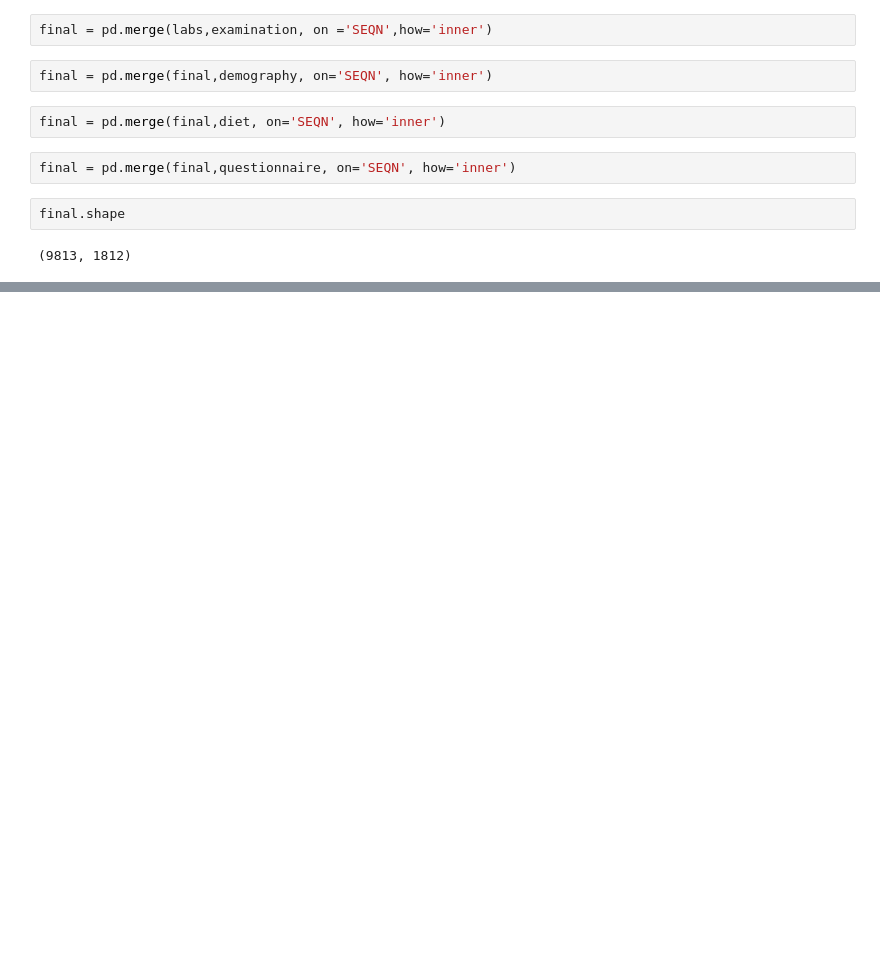
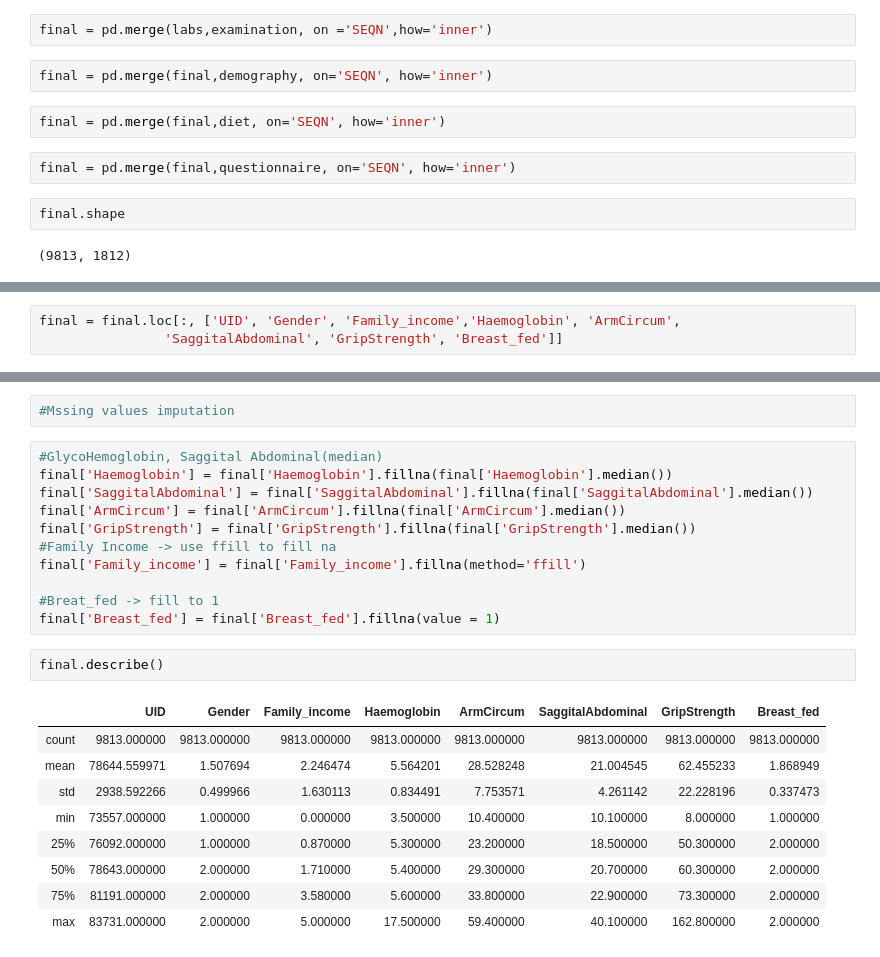
Before and after one commit to VIDHIBSL/Capstone, a Jupyter notebook: Python_Project.ipynb, the cells around one changed output, grey strips where cells are left out. Cells and saved outputs as stored; diff of their text form; blank space fills up the shorter version.

```diff
--- a/Python_Project.ipynb
+++ b/Python_Project.ipynb
@@ -107,0 +211,3 @@ final.shape
+# %%
+final = final.loc[:, ['UID', 'Gender', 'Family_income','Haemoglobin', 'ArmCircum',
+                'SaggitalAbdominal', 'GripStrength', 'Breast_fed']]
@@ -107,0 +235,25 @@ final.shape
+# %%
+#Mssing values imputation
+# %%
+#GlycoHemoglobin, Saggital Abdominal(median)
+final['Haemoglobin'] = final['Haemoglobin'].fillna(final['Haemoglobin'].median())
+final['SaggitalAbdominal'] = final['SaggitalAbdominal'].fillna(final['SaggitalAbdominal'].median())
+final['ArmCircum'] = final['ArmCircum'].fillna(final['ArmCircum'].median())
+final['GripStrength'] = final['GripStrength'].fillna(final['GripStrength'].median())
+#Family Income -> use ffill to fill na
+final['Family_income'] = final['Family_income'].fillna(method='ffill')
+
+#Breat_fed -> fill to 1
+final['Breast_fed'] = final['Breast_fed'].fillna(value = 1)
+# %%
+final.describe()
+# %% [output]
+|  | UID | Gender | Family_income | Haemoglobin | ArmCircum | SaggitalAbdominal | GripStrength | Breast_fed |
+| count | 9813.000000 | 9813.000000 | 9813.000000 | 9813.000000 | 9813.000000 | 9813.000000 | 9813.000000 | 9813.000000 |
+| mean | 78644.559971 | 1.507694 | 2.246474 | 5.564201 | 28.528248 | 21.004545 | 62.455233 | 1.868949 |
+| std | 2938.592266 | 0.499966 | 1.630113 | 0.834491 | 7.753571 | 4.261142 | 22.228196 | 0.337473 |
+| min | 73557.000000 | 1.000000 | 0.000000 | 3.500000 | 10.400000 | 10.100000 | 8.000000 | 1.000000 |
+| 25% | 76092.000000 | 1.000000 | 0.870000 | 5.300000 | 23.200000 | 18.500000 | 50.300000 | 2.000000 |
+| 50% | 78643.000000 | 2.000000 | 1.710000 | 5.400000 | 29.300000 | 20.700000 | 60.300000 | 2.000000 |
+| 75% | 81191.000000 | 2.000000 | 3.580000 | 5.600000 | 33.800000 | 22.900000 | 73.300000 | 2.000000 |
+| max | 83731.000000 | 2.000000 | 5.000000 | 17.500000 | 59.400000 | 40.100000 | 162.800000 | 2.000000 |
```
Also changed, not shown: parts of 17 cells of this notebook.
